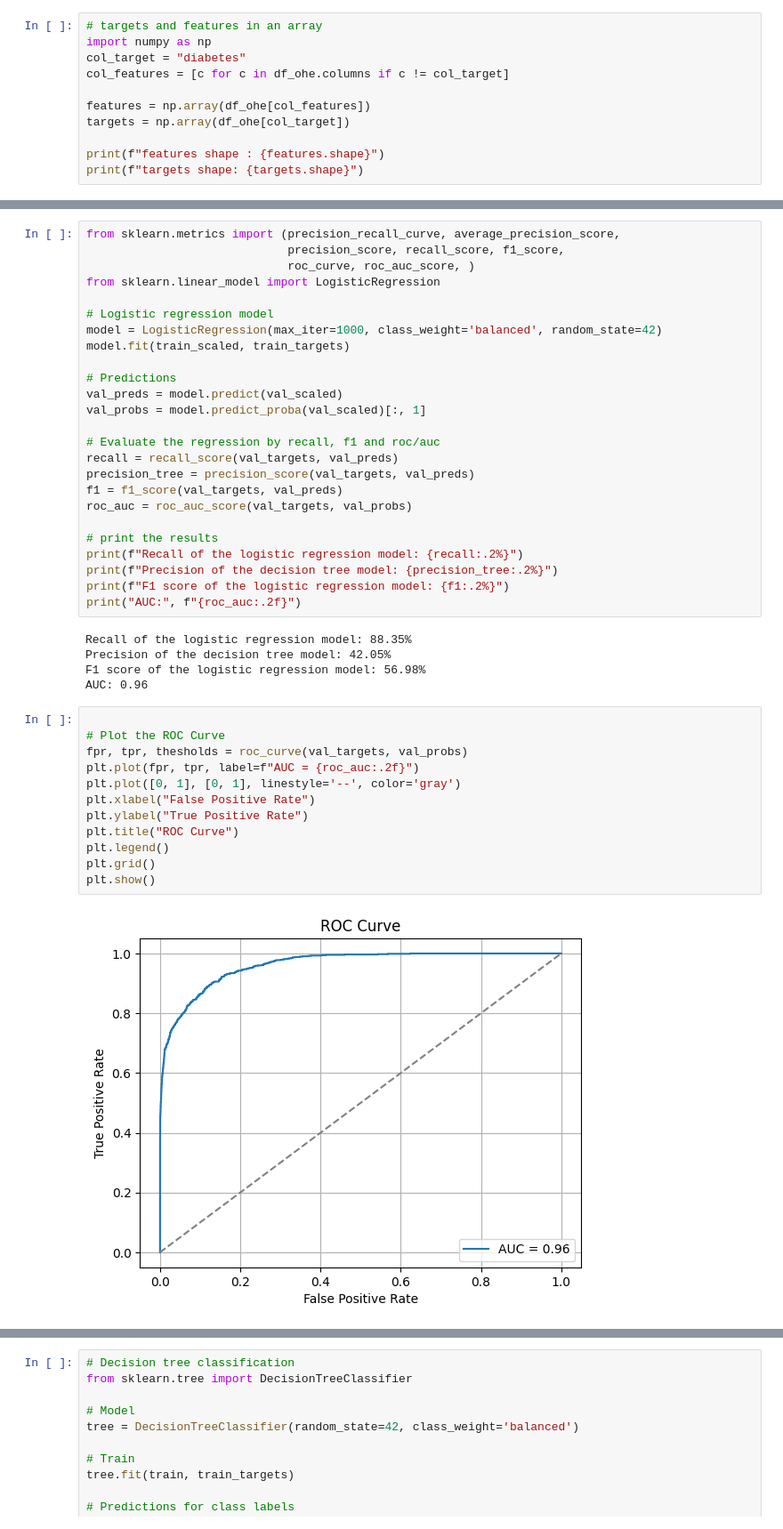
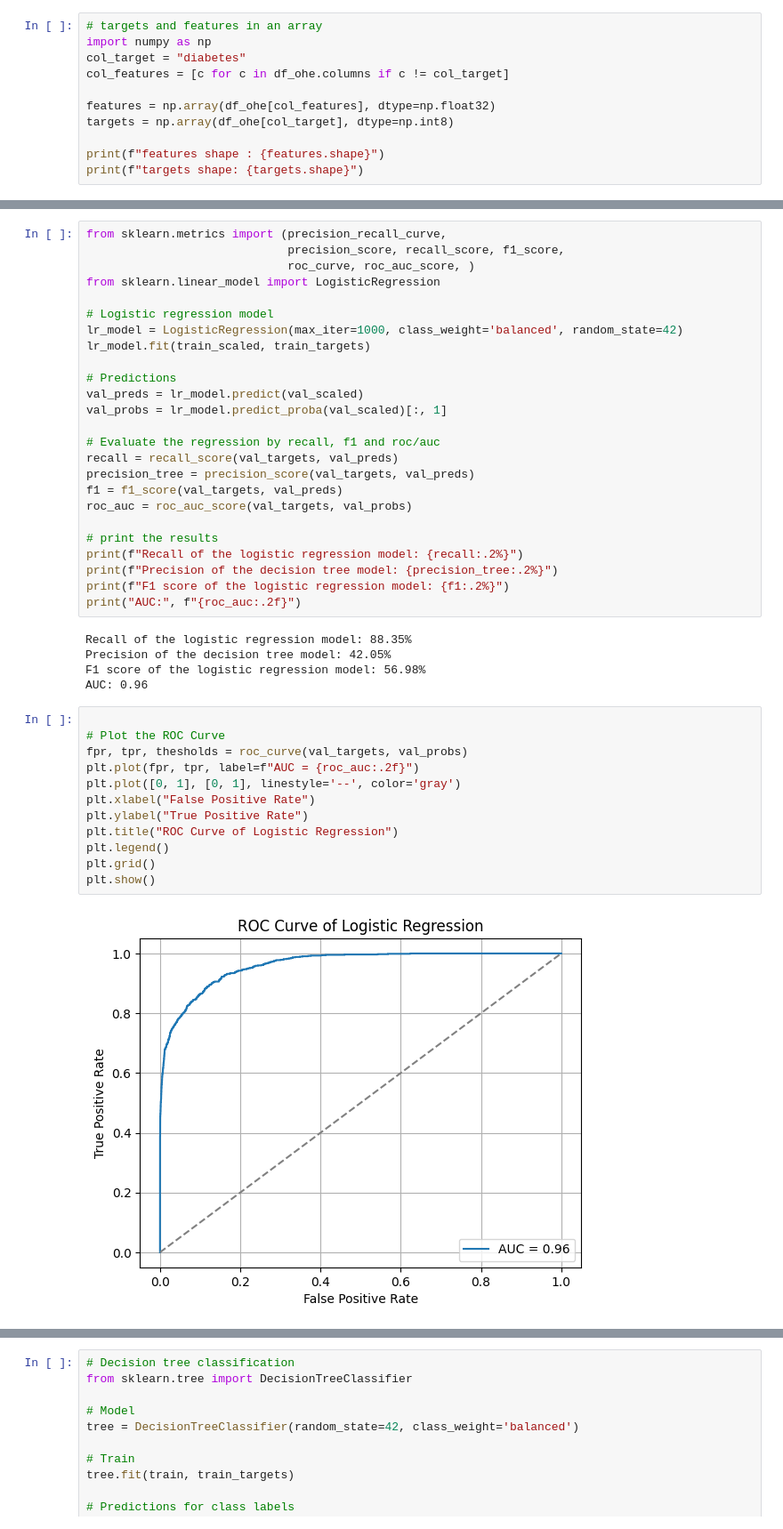
Before and after one commit to cmanell/diabetes_prediction, a Jupyter notebook: projet_ML_DL.ipynb, the cells around one changed output, grey strips where cells are left out. Shown at 89% size. Cells and saved outputs as stored; diff of their text form.

```diff
--- a/projet_ML_DL.ipynb
+++ b/projet_ML_DL.ipynb
@@ -218,8 +263,8 @@ import numpy as np
 col_target = "diabetes"
 col_features = [c for c in df_ohe.columns if c != col_target]
 
-features = np.array(df_ohe[col_features])
-targets = np.array(df_ohe[col_target])
+features = np.array(df_ohe[col_features], dtype=np.float32)
+targets = np.array(df_ohe[col_target], dtype=np.int8)
 
 print(f"features shape : {features.shape}")
 print(f"targets shape: {targets.shape}")
@@ -284,16 +354,16 @@ val_scaled = scaler.transform(val)
 # %%
-from sklearn.metrics import (precision_recall_curve, average_precision_score,
+from sklearn.metrics import (precision_recall_curve,
                              precision_score, recall_score, f1_score,
                              roc_curve, roc_auc_score, )
 from sklearn.linear_model import LogisticRegression
 
 # Logistic regression model
-model = LogisticRegression(max_iter=1000, class_weight='balanced', random_state=42)
-model.fit(train_scaled, train_targets)
+lr_model = LogisticRegression(max_iter=1000, class_weight='balanced', random_state=42)
+lr_model.fit(train_scaled, train_targets)
 
 # Predictions
-val_preds = model.predict(val_scaled)
-val_probs = model.predict_proba(val_scaled)[:, 1]
+val_preds = lr_model.predict(val_scaled)
+val_probs = lr_model.predict_proba(val_scaled)[:, 1]
 
 # Evaluate the regression by recall, f1 and roc/auc
 recall = recall_score(val_targets, val_preds)
@@ -314,17 +384,17 @@ AUC: 0.96
 # %%
 
 # Plot the ROC Curve
 fpr, tpr, thesholds = roc_curve(val_targets, val_probs)
 plt.plot(fpr, tpr, label=f"AUC = {roc_auc:.2f}")
 plt.plot([0, 1], [0, 1], linestyle='--', color='gray')
 plt.xlabel("False Positive Rate")
 plt.ylabel("True Positive Rate")
-plt.title("ROC Curve")
+plt.title("ROC Curve of Logistic Regression")
 plt.legend()
 plt.grid()
 plt.show()
 # %% [output]
-[figure, old version]
+[figure, new version]
 # %%
 # compute precision-recall curve
 precision, recall, thresholds = precision_recall_curve(val_targets, val_probs)
```
Also changed, not shown: parts of 74 cells of this notebook.
